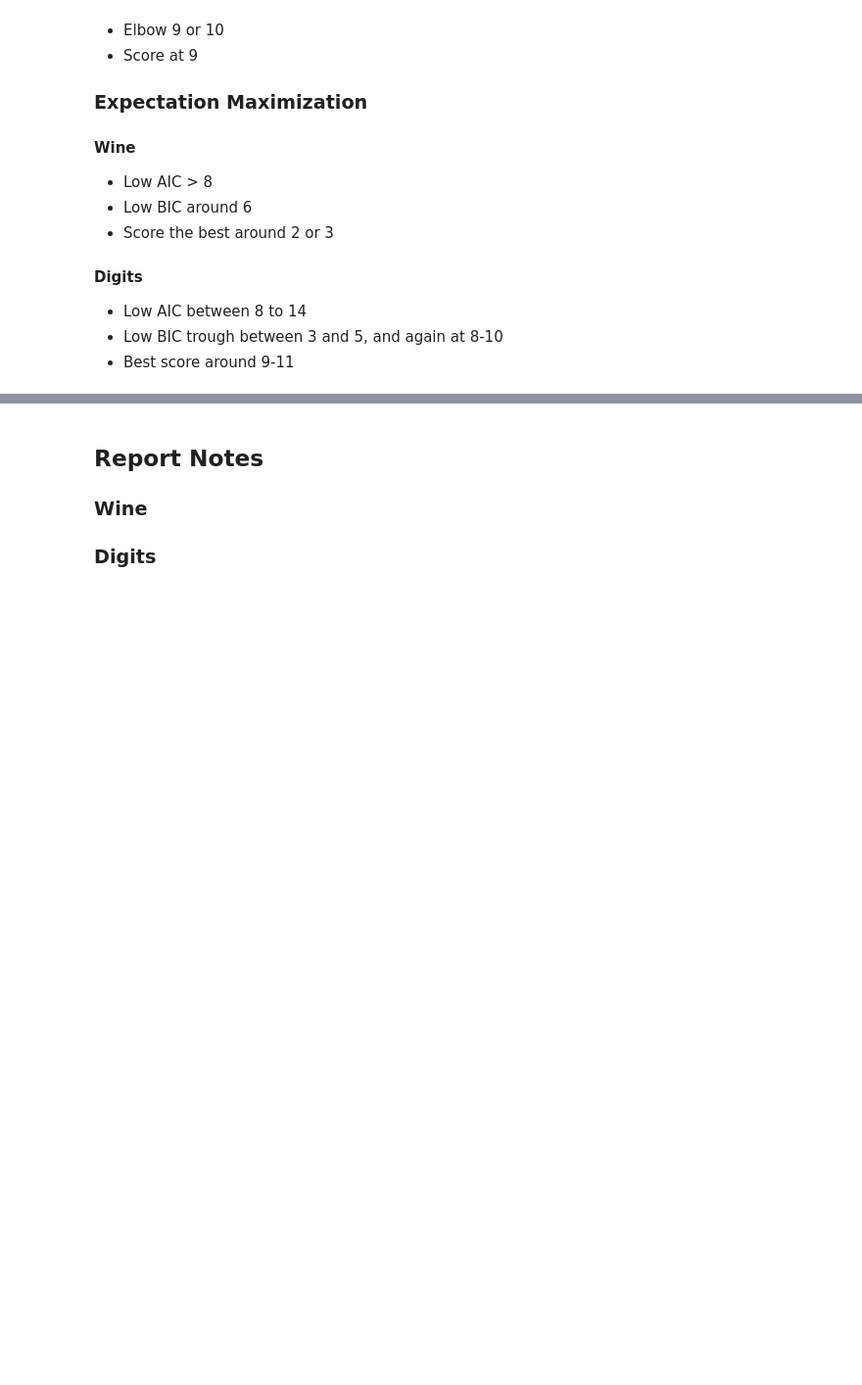
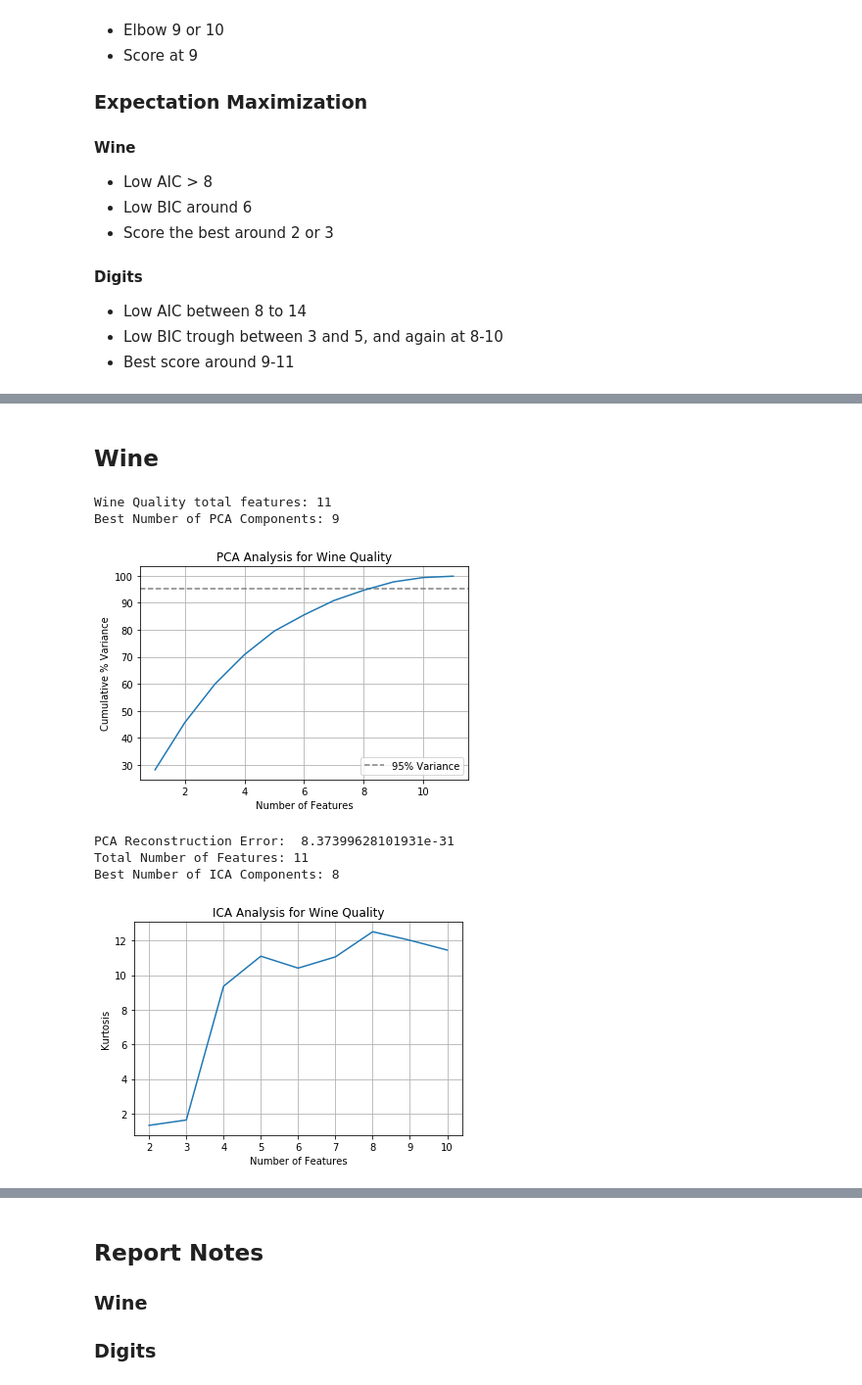
Before and after one commit to reedipher/CS-7641-unsupervised_learning, a Jupyter notebook: code/Assignment 3.ipynb, the cells around one changed output, grey strips where cells are left out. Shown at 98% size. Drawn from its saved outputs; the diff is of its cells as text; code cells hidden in the pictures; blank space fills up the shorter version.

```diff
--- a/code/Assignment 3.ipynb
+++ b/code/Assignment 3.ipynb
@@ -285,0 +377,38 @@ Elbow Method
+# %% [markdown]
+## Wine
+# %%
+# scale the data
+wineX_scaled = scale(wineX)
+
+#
+# PCA
+#
+wineComponents = calc_pca_components(wineX_scaled, 'Wine Quality')
+winePCA = PCA(n_components=wineComponents, random_state=0).fit(wineX_scaled)
+sse = reconstructionError(winePCA, wineX_scaled)
+print('PCA Reconstruction Error: ', sse)
+
+
+
+#
+# ICA
+#
+calc_ica_components(wineX_scaled, 'Wine Quality')
+
+
+#
+# RP
+#
+
+
+#
+# Something
+#
+# %% [output]
+Wine Quality total features: 11
+Best Number of PCA Components: 9
+[figure, added]
+PCA Reconstruction Error:  8.37399628101931e-31
+Total Number of Features: 11
+Best Number of ICA Components: 8
+[figure, added]
```
Also changed, not shown: parts of 14 cells of this notebook.
